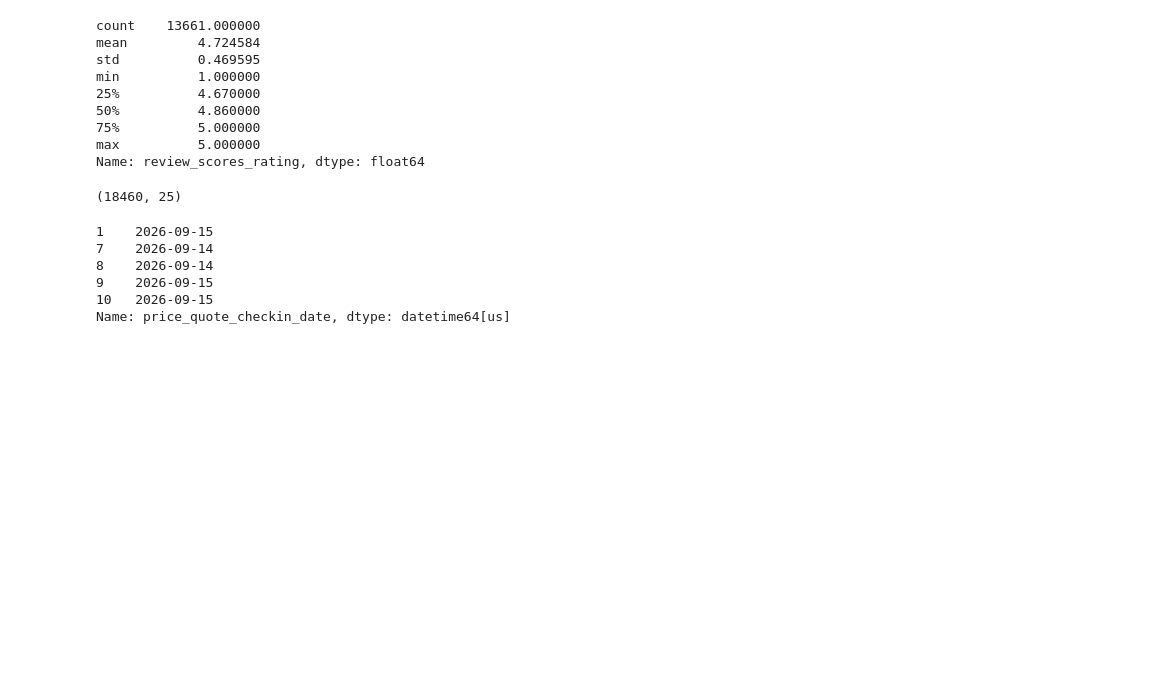
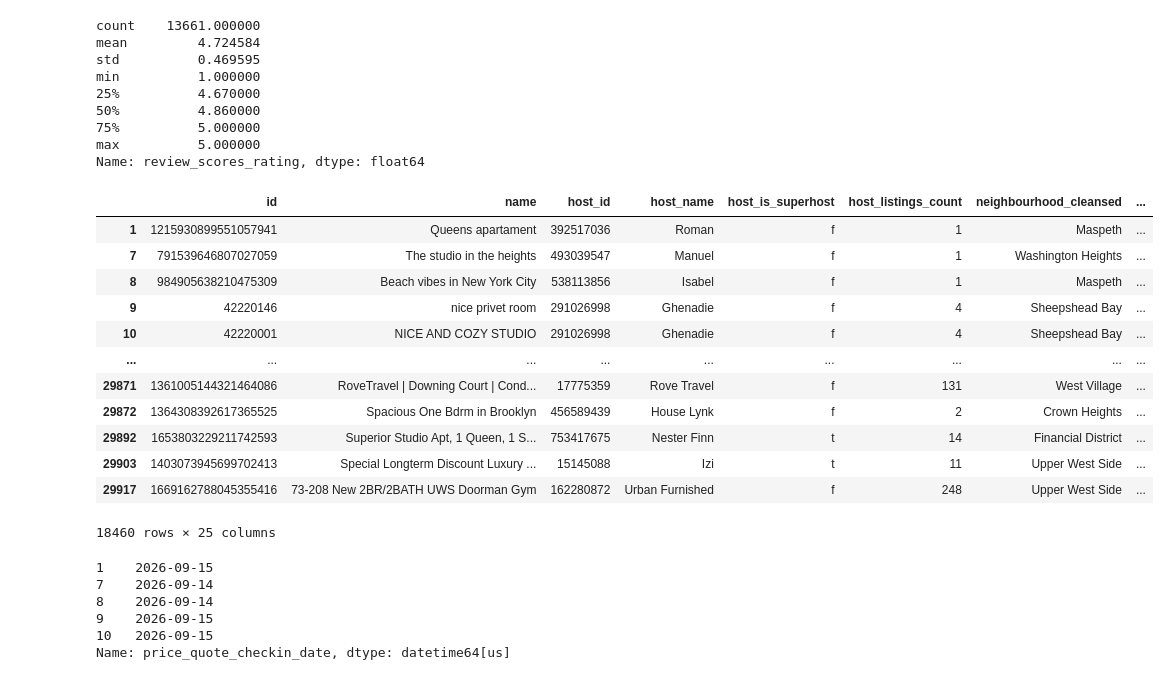
Before and after one commit to 2635530141/airbnb-analysis-project-, a Jupyter notebook: src/test2.ipynb, the cells around one changed output. Drawn from its saved outputs; the diff is of its cells as text; code cells hidden in the pictures; blank space fills up the shorter version.

```diff
--- a/src/test2.ipynb
+++ b/src/test2.ipynb
@@ -71,13 +90,25 @@ Name: review_scores_rating, dtype: float64
 # %%
 df_analysis = df_clean[['id', 'name', 'host_id', 'host_name', 'host_is_superhost', 'host_listings_count', 'neighbourhood_cleansed',
     'neighbourhood_group_cleansed', 'latitude', 'longitude', 'room_type', 'accommodates', 'price_quote_checkin_date', 'price_quote_checkout_date',
     'price_quote_price_per_night', 'minimum_nights', 'number_of_reviews', 'number_of_reviews_l30d', 'review_scores_rating',
     'reviews_per_month', 'availability_30', 'calendar_last_scraped', 'calculated_host_listings_count', 'estimated_occupancy_l365d',
     'estimated_revenue_l365d']]
 
-df_analysis.shape
+df_analysis
 # %% [output]
+|  | id | name | host_id | host_name | host_is_superhost | host_listings_count | neighbourhood_cleansed | ... |
+| 1 | 1215930899551057941 | Queens apartament | 392517036 | Roman | f | 1 | Maspeth | ... |
+| 7 | 791539646807027059 | The studio in the heights | 493039547 | Manuel | f | 1 | Washington Heights | ... |
+| 8 | 984905638210475309 | Beach vibes in New York City | 538113856 | Isabel | f | 1 | Maspeth | ... |
+| 9 | 42220146 | nice privet room | 291026998 | Ghenadie | f | 4 | Sheepshead Bay | ... |
+| 10 | 42220001 | NICE AND COZY STUDIO | 291026998 | Ghenadie | f | 4 | Sheepshead Bay | ... |
+| ... | ... | ... | ... | ... | ... | ... | ... | ... |
+| 29871 | 1361005144321464086 | RoveTravel | Downing Court | Cond... | 17775359 | Rove Travel | f | 131 | West Village | ... |
+| 29872 | 1364308392617365525 | Spacious One Bdrm in Brooklyn | 456589439 | House Lynk | f | 2 | Crown Heights | ... |
+| 29892 | 1653803229211742593 | Superior Studio Apt, 1 Queen, 1 S... | 753417675 | Nester Finn | t | 14 | Financial District | ... |
+| 29903 | 1403073945699702413 | Special Longterm Discount Luxury ... | 15145088 | Izi | t | 11 | Upper West Side | ... |
+| 29917 | 1669162788045355416 | 73-208 New 2BR/2BATH UWS Doorman Gym | 162280872 | Urban Furnished | f | 248 | Upper West Side | ... |
-(18460, 25)
+18460 rows × 25 columns
 # %%
 df_analysis['price_quote_checkin_date'] = pd.to_datetime(df_analysis['price_quote_checkin_date'], format='%Y-%m-%d')
 df_analysis['price_quote_checkin_date'].head(5)
```
Also changed, not shown: parts of 2 cells of this notebook, 1 other file.
